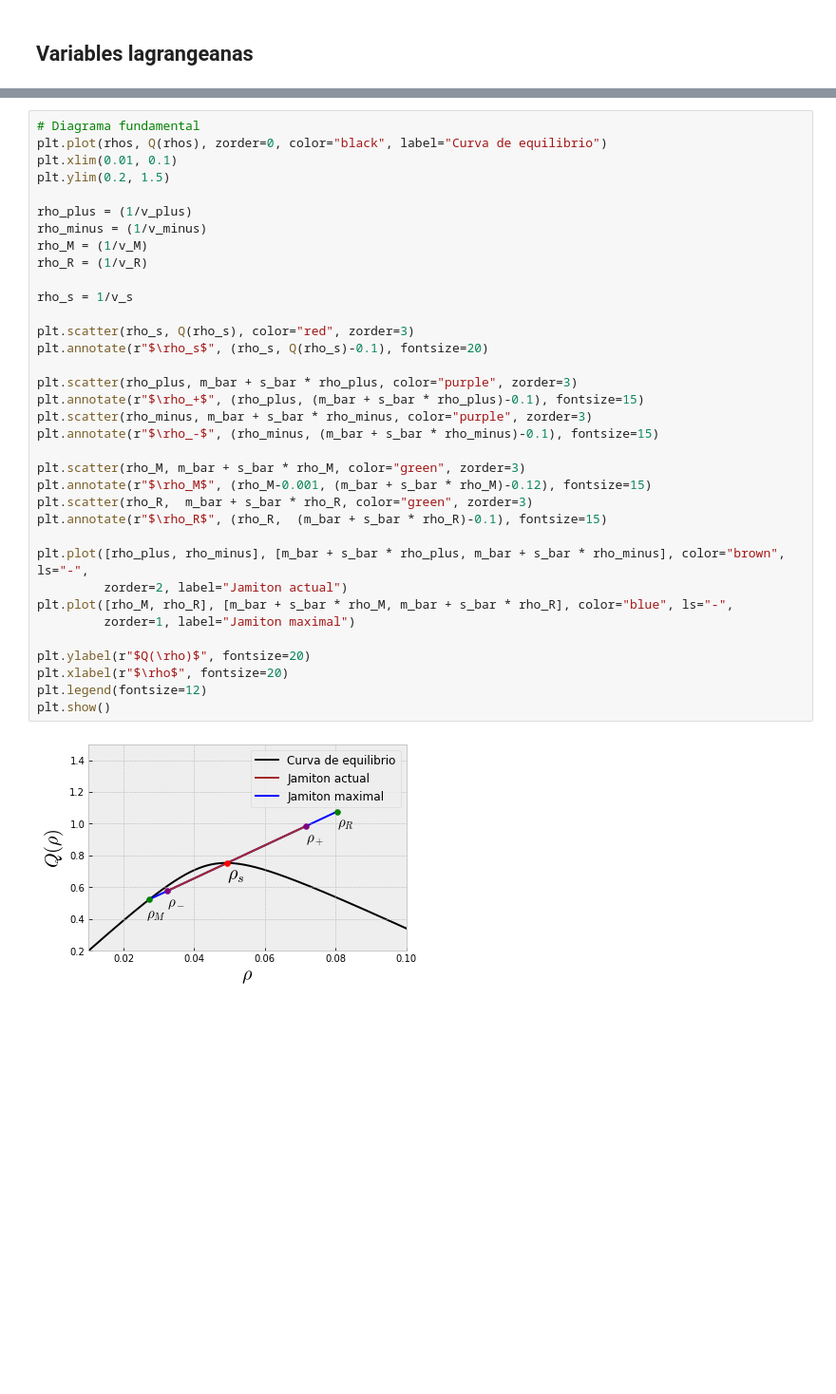
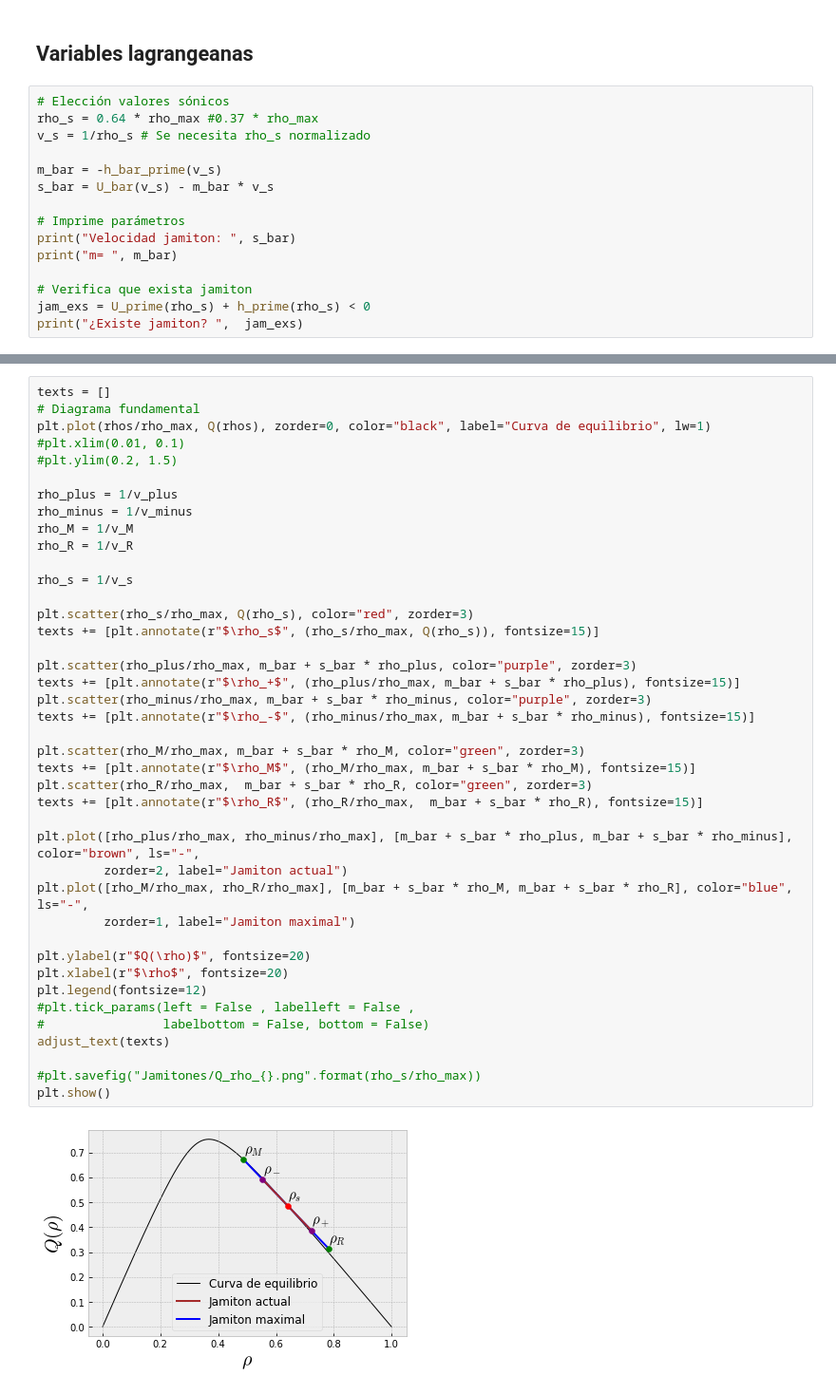
Before and after one commit to ElTapia/Jamiton, a Jupyter notebook: Second_order_traffic_model/Estudio_jamiton.ipynb, the cells around one changed output, grey strips where cells are left out. Shown at 95% size. Drawn from its saved outputs; the diff is of its cells as text; blank space fills up the shorter version.

```diff
--- a/Second_order_traffic_model/Estudio_jamiton.ipynb
+++ b/Second_order_traffic_model/Estudio_jamiton.ipynb
@@ -436,3 +437,18 @@ plt.plot(x_final, rho_final)
 [figure]
 # %% [markdown]
 ## Variables lagrangeanas
+# %%
+# Elección valores sónicos
+rho_s = 0.64 * rho_max #0.37 * rho_max
+v_s = 1/rho_s # Se necesita rho_s normalizado
+
+m_bar = -h_bar_prime(v_s)
+s_bar = U_bar(v_s) - m_bar * v_s
+
+# Imprime parámetros
+print("Velocidad jamiton: ", s_bar)
+print("m= ", m_bar)
+
+# Verifica que exista jamiton
+jam_exs = U_prime(rho_s) + h_prime(rho_s) < 0
+print("¿Existe jamiton? ",  jam_exs)
@@ -540,37 +600,43 @@ plt.show()
 # %%
+texts = []
 # Diagrama fundamental
-plt.plot(rhos, Q(rhos), zorder=0, color="black", label="Curva de equilibrio")
-plt.xlim(0.01, 0.1)
-plt.ylim(0.2, 1.5)
+plt.plot(rhos/rho_max, Q(rhos), zorder=0, color="black", label="Curva de equilibrio", lw=1)
+#plt.xlim(0.01, 0.1)
+#plt.ylim(0.2, 1.5)
 
-rho_plus = (1/v_plus)
-rho_minus = (1/v_minus)
-rho_M = (1/v_M)
-rho_R = (1/v_R)
+rho_plus = 1/v_plus
+rho_minus = 1/v_minus
+rho_M = 1/v_M
+rho_R = 1/v_R
 
 rho_s = 1/v_s
 
-plt.scatter(rho_s, Q(rho_s), color="red", zorder=3)
-plt.annotate(r"$\rho_s$", (rho_s, Q(rho_s)-0.1), fontsize=20)
+plt.scatter(rho_s/rho_max, Q(rho_s), color="red", zorder=3)
+texts += [plt.annotate(r"$\rho_s$", (rho_s/rho_max, Q(rho_s)), fontsize=15)]
 
-plt.scatter(rho_plus, m_bar + s_bar * rho_plus, color="purple", zorder=3)
-plt.annotate(r"$\rho_+$", (rho_plus, (m_bar + s_bar * rho_plus)-0.1), fontsize=15)
-plt.scatter(rho_minus, m_bar + s_bar * rho_minus, color="purple", zorder=3)
-plt.annotate(r"$\rho_-$", (rho_minus, (m_bar + s_bar * rho_minus)-0.1), fontsize=15)
+plt.scatter(rho_plus/rho_max, m_bar + s_bar * rho_plus, color="purple", zorder=3)
+texts += [plt.annotate(r"$\rho_+$", (rho_plus/rho_max, m_bar + s_bar * rho_plus), fontsize=15)]
+plt.scatter(rho_minus/rho_max, m_bar + s_bar * rho_minus, color="purple", zorder=3)
+texts += [plt.annotate(r"$\rho_-$", (rho_minus/rho_max, m_bar + s_bar * rho_minus), fontsize=15)]
 
-plt.scatter(rho_M, m_bar + s_bar * rho_M, color="green", zorder=3)
-plt.annotate(r"$\rho_M$", (rho_M-0.001, (m_bar + s_bar * rho_M)-0.12), fontsize=15)
-plt.scatter(rho_R,  m_bar + s_bar * rho_R, color="green", zorder=3)
-plt.annotate(r"$\rho_R$", (rho_R,  (m_bar + s_bar * rho_R)-0.1), fontsize=15)
+plt.scatter(rho_M/rho_max, m_bar + s_bar * rho_M, color="green", zorder=3)
+texts += [plt.annotate(r"$\rho_M$", (rho_M/rho_max, m_bar + s_bar * rho_M), fontsize=15)]
+plt.scatter(rho_R/rho_max,  m_bar + s_bar * rho_R, color="green", zorder=3)
+texts += [plt.annotate(r"$\rho_R$", (rho_R/rho_max,  m_bar + s_bar * rho_R), fontsize=15)]
 
-plt.plot([rho_plus, rho_minus], [m_bar + s_bar * rho_plus, m_bar + s_bar * rho_minus], color="brown", ls="-",
+plt.plot([rho_plus/rho_max, rho_minus/rho_max], [m_bar + s_bar * rho_plus, m_bar + s_bar * rho_minus], color="brown", ls="-",
          zorder=2, label="Jamiton actual")
-plt.plot([rho_M, rho_R], [m_bar + s_bar * rho_M, m_bar + s_bar * rho_R], color="blue", ls="-",
+plt.plot([rho_M/rho_max, rho_R/rho_max], [m_bar + s_bar * rho_M, m_bar + s_bar * rho_R], color="blue", ls="-",
          zorder=1, label="Jamiton maximal")
 
 plt.ylabel(r"$Q(\rho)$", fontsize=20)
 plt.xlabel(r"$\rho$", fontsize=20)
 plt.legend(fontsize=12)
+#plt.tick_params(left = False , labelleft = False ,
+#                labelbottom = False, bottom = False)
+adjust_text(texts)
+
+#plt.savefig("Jamitones/Q_rho_{}.png".format(rho_s/rho_max))
 plt.show()
 # %% [output]
-[figure, old version]
+[figure, new version]
```
Also changed, not shown: parts of 13 cells of this notebook, 5 other files.
